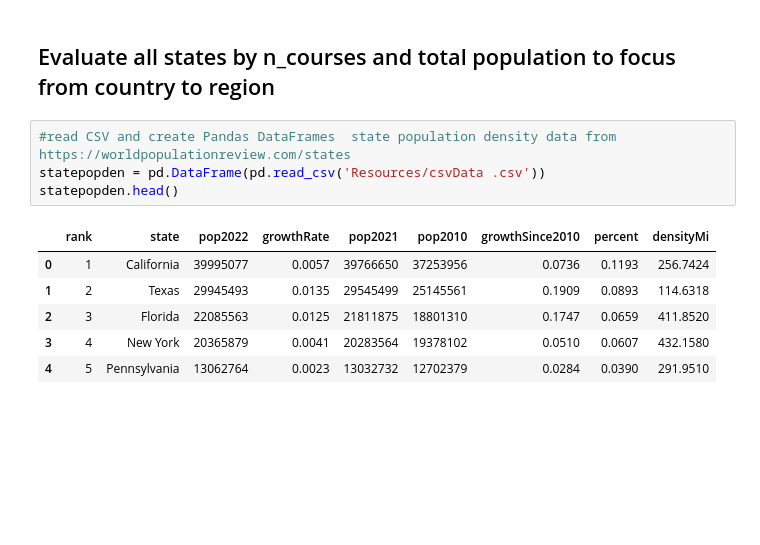
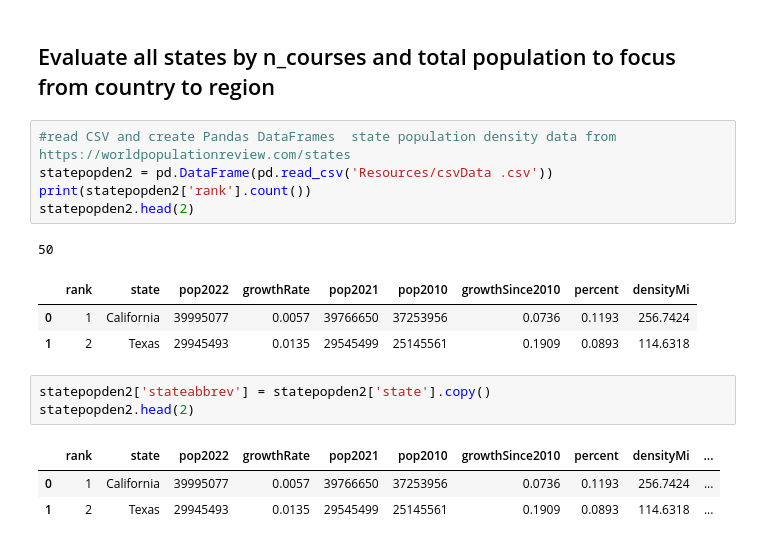
Before and after one commit to paulbrichta/Project-1, a Jupyter notebook: DataPrep/P1_data_prep_final_plus.ipynb, the cells around one changed output. Saved outputs shown, nothing was run; the diff lists cells and outputs as text; blank space fills up the shorter version.

```diff
--- a/DataPrep/P1_data_prep_final_plus.ipynb
+++ b/DataPrep/P1_data_prep_final_plus.ipynb
@@ -618,12 +620,18 @@ dgolf_summary_state
 ## Evaluate all states by n_courses and total population to focus from country to region
 # %%
 #read CSV and create Pandas DataFrames  state population density data from https://worldpopulationreview.com/states
-statepopden = pd.DataFrame(pd.read_csv('Resources/csvData .csv'))
-statepopden.head()
+statepopden2 = pd.DataFrame(pd.read_csv('Resources/csvData .csv'))
+print(statepopden2['rank'].count())
+statepopden2.head(2)
 # %% [output]
+50
 |  | rank | state | pop2022 | growthRate | pop2021 | pop2010 | growthSince2010 | percent | densityMi |
 | 0 | 1 | California | 39995077 | 0.0057 | 39766650 | 37253956 | 0.0736 | 0.1193 | 256.7424 |
 | 1 | 2 | Texas | 29945493 | 0.0135 | 29545499 | 25145561 | 0.1909 | 0.0893 | 114.6318 |
-| 2 | 3 | Florida | 22085563 | 0.0125 | 21811875 | 18801310 | 0.1747 | 0.0659 | 411.8520 |
-| 3 | 4 | New York | 20365879 | 0.0041 | 20283564 | 19378102 | 0.0510 | 0.0607 | 432.1580 |
-| 4 | 5 | Pennsylvania | 13062764 | 0.0023 | 13032732 | 12702379 | 0.0284 | 0.0390 | 291.9510 |
+# %%
+statepopden2['stateabbrev'] = statepopden2['state'].copy()
+statepopden2.head(2)
+# %% [output]
+|  | rank | state | pop2022 | growthRate | pop2021 | pop2010 | growthSince2010 | percent | densityMi | ... |
+| 0 | 1 | California | 39995077 | 0.0057 | 39766650 | 37253956 | 0.0736 | 0.1193 | 256.7424 | ... |
+| 1 | 2 | Texas | 29945493 | 0.0135 | 29545499 | 25145561 | 0.1909 | 0.0893 | 114.6318 | ... |
```
Also changed, not shown: parts of 14 cells of this notebook, 2 other files.
